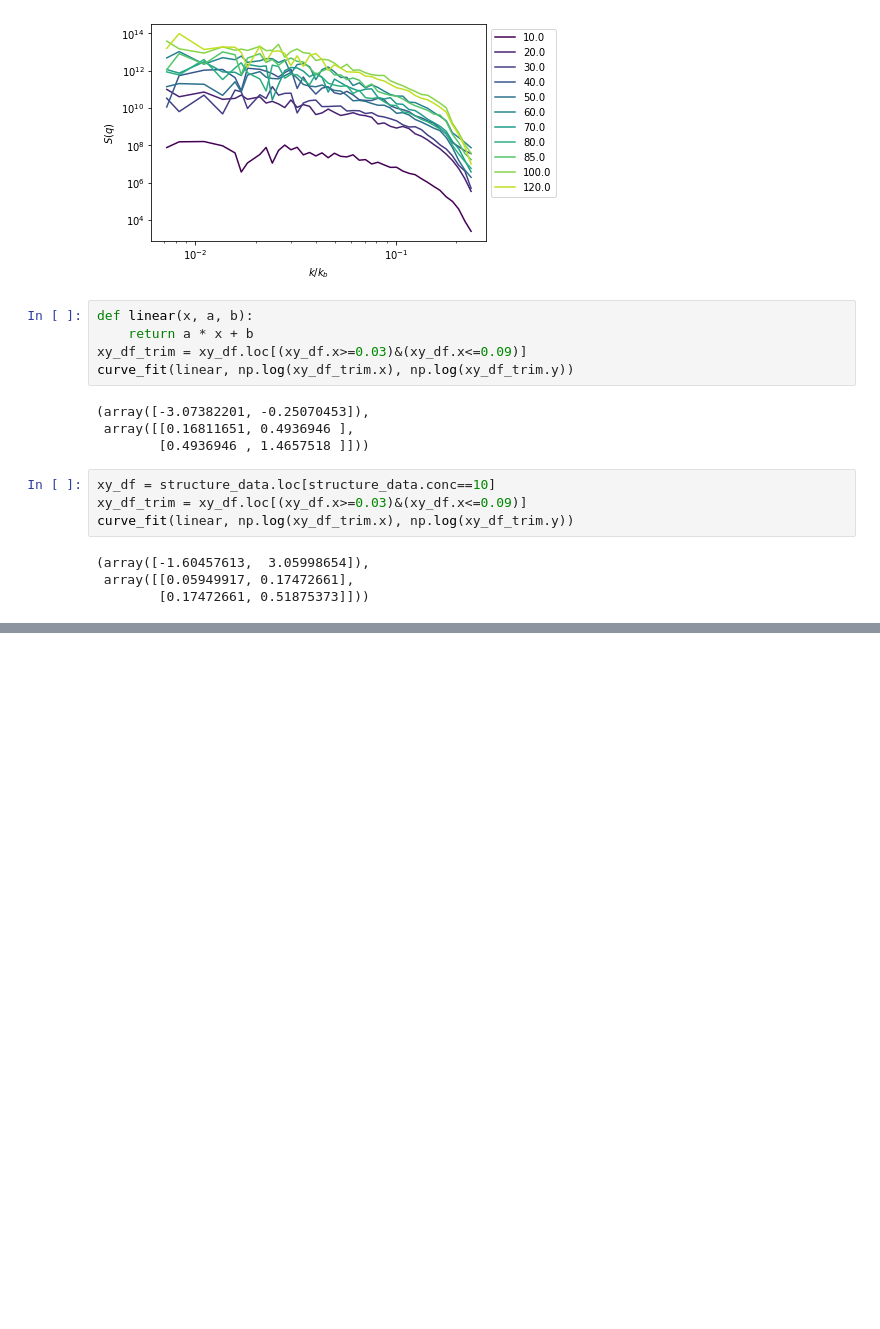
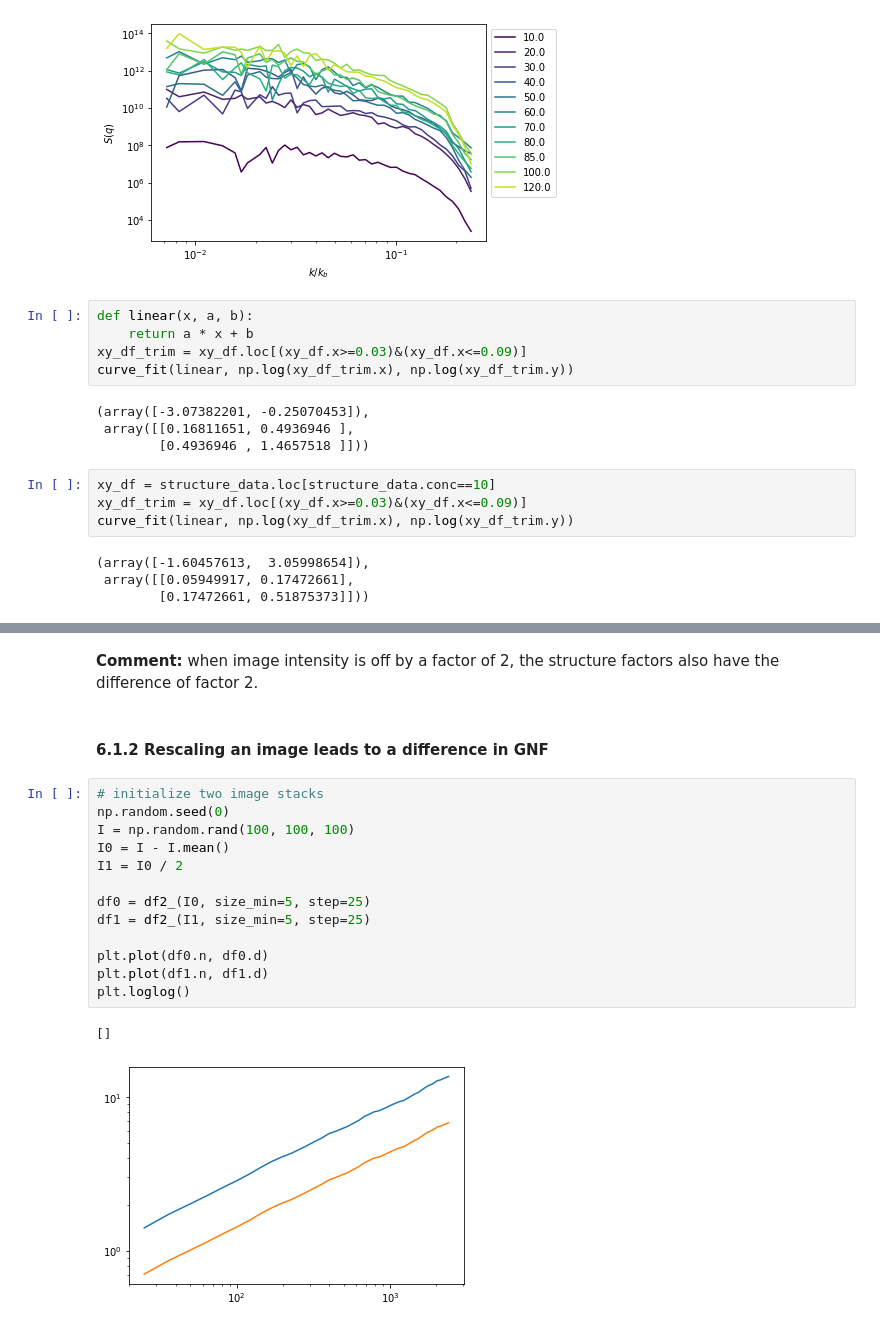
Before and after one commit to ZLoverty/Python, a Jupyter notebook: Correlation/src/fig-5_energy-spectrum.ipynb, the cells around one changed output, grey strips where cells are left out. Cells and saved outputs as stored; diff of their text form; blank space fills up the shorter version.

```diff
--- a/Correlation/src/fig-5_energy-spectrum.ipynb
+++ b/Correlation/src/fig-5_energy-spectrum.ipynb
@@ -859,0 +894,20 @@ curve_fit(linear, np.log(xy_df_trim.x), np.log(xy_df_trim.y))
+# %% [markdown]
+**Comment:** when image intensity is off by a factor of 2, the structure factors also have the difference of factor 2.
+# %% [markdown]
+#### 6.1.2 Rescaling an image leads to a difference in GNF
+# %%
+# initialize two image stacks
+np.random.seed(0)
+I = np.random.rand(100, 100, 100)
+I0 = I - I.mean()
+I1 = I0 / 2
+
+df0 = df2_(I0, size_min=5, step=25)
+df1 = df2_(I1, size_min=5, step=25)
+
+plt.plot(df0.n, df0.d)
+plt.plot(df1.n, df1.d)
+plt.loglog()
+# %% [output]
+[]
+[figure, added]
```
Also changed, not shown: parts of 5 cells of this notebook, 1 other file.
